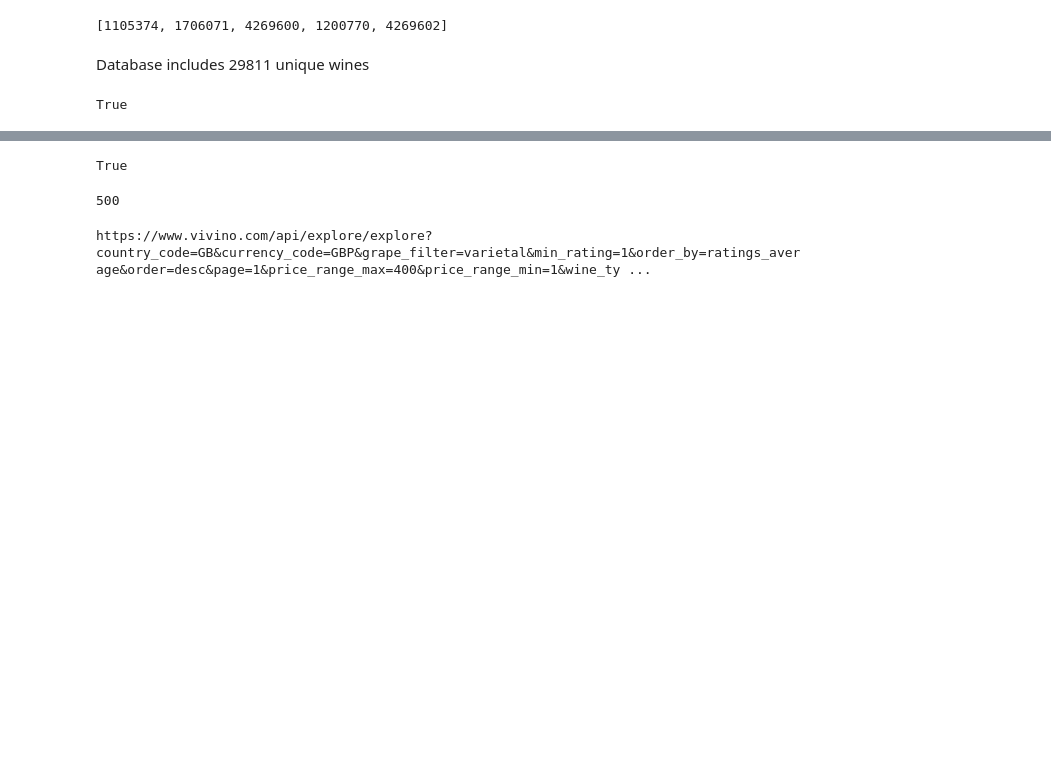
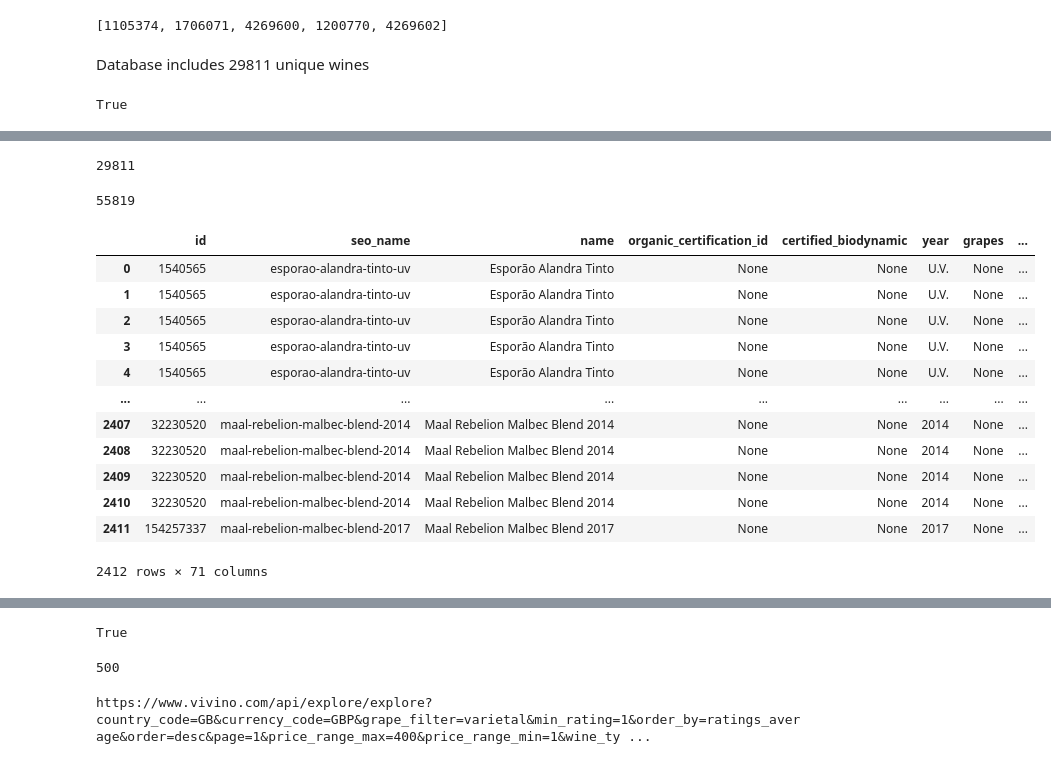
Before and after one commit to sveta-egorova/wine, a Jupyter notebook: vivino_crawler.ipynb, the cells around one changed output, grey strips where cells are left out. Drawn from its saved outputs; the diff is of its cells as text; code cells hidden in the pictures; blank space fills up the shorter version.

Commit message:
Experimenting with review upload

```diff
--- a/vivino_crawler.ipynb
+++ b/vivino_crawler.ipynb
@@ -2036,0 +2225,8 @@ def extract_reviews_to_df(page, headers, df):
+# %%
+len(wine_ids)
+# %% [output]
+29811
+# %%
+len(ratings_num)
+# %% [output]
+55819
@@ -2036,0 +2242,16 @@ def extract_reviews_to_df(page, headers, df):
+# %%
+pd.json_normalize(reviews_df['vintage'])
+# %% [output]
+|  | id | seo_name | name | organic_certification_id | certified_biodynamic | year | grapes | ... |
+| 0 | 1540565 | esporao-alandra-tinto-uv | Esporão Alandra Tinto | None | None | U.V. | None | ... |
+| 1 | 1540565 | esporao-alandra-tinto-uv | Esporão Alandra Tinto | None | None | U.V. | None | ... |
+| 2 | 1540565 | esporao-alandra-tinto-uv | Esporão Alandra Tinto | None | None | U.V. | None | ... |
+| 3 | 1540565 | esporao-alandra-tinto-uv | Esporão Alandra Tinto | None | None | U.V. | None | ... |
+| 4 | 1540565 | esporao-alandra-tinto-uv | Esporão Alandra Tinto | None | None | U.V. | None | ... |
+| ... | ... | ... | ... | ... | ... | ... | ... | ... |
+| 2407 | 32230520 | maal-rebelion-malbec-blend-2014 | Maal Rebelion Malbec Blend 2014 | None | None | 2014 | None | ... |
+| 2408 | 32230520 | maal-rebelion-malbec-blend-2014 | Maal Rebelion Malbec Blend 2014 | None | None | 2014 | None | ... |
+| 2409 | 32230520 | maal-rebelion-malbec-blend-2014 | Maal Rebelion Malbec Blend 2014 | None | None | 2014 | None | ... |
+| 2410 | 32230520 | maal-rebelion-malbec-blend-2014 | Maal Rebelion Malbec Blend 2014 | None | None | 2014 | None | ... |
+| 2411 | 154257337 | maal-rebelion-malbec-blend-2017 | Maal Rebelion Malbec Blend 2017 | None | None | 2017 | None | ... |
+2412 rows × 71 columns
```
Also changed, not shown: parts of 115 cells of this notebook, 4 other files.
